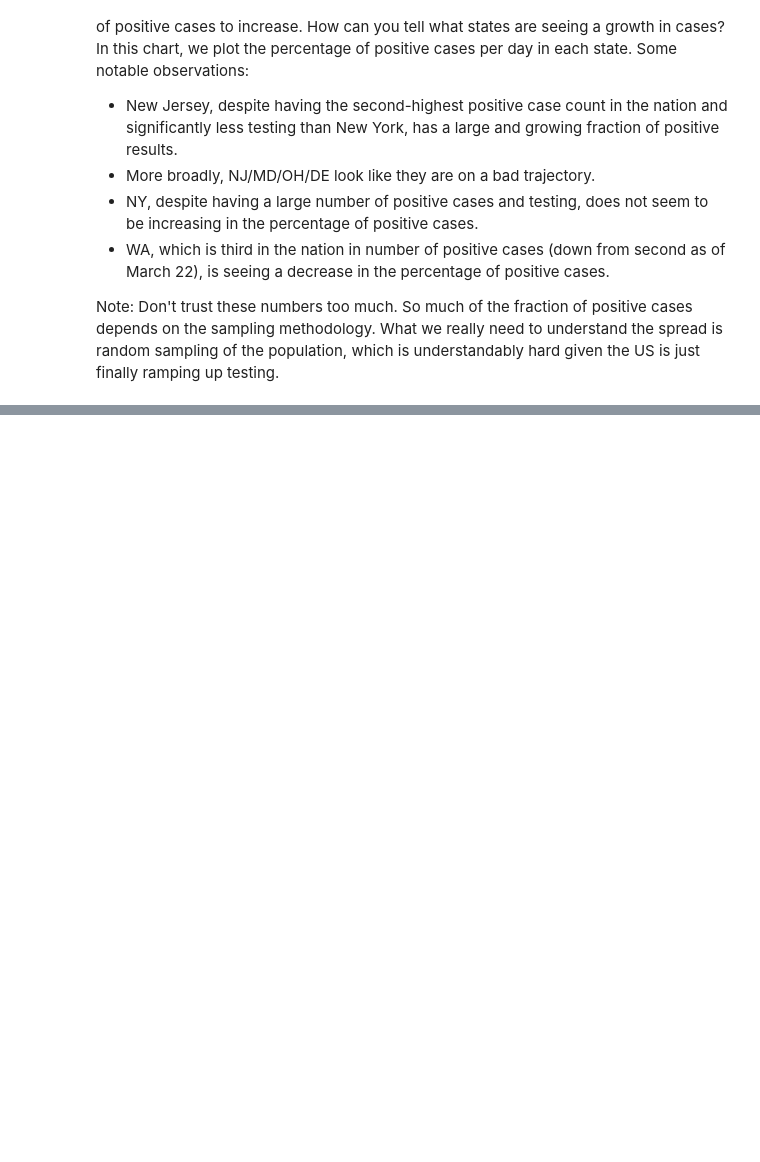
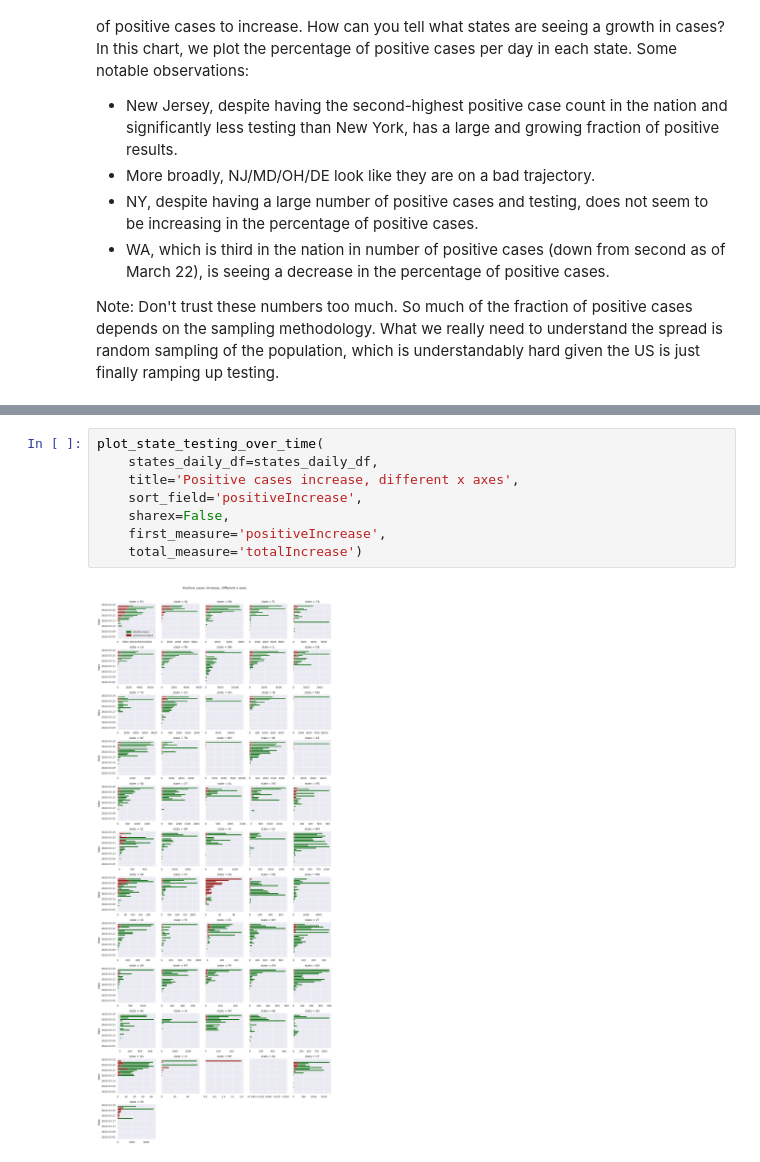
Before and after one commit to marcua/covid-19, a Jupyter notebook: Covid_19_analysis.ipynb, the cells around one changed output, grey strips where cells are left out. Drawn from its saved outputs; the diff is of its cells as text; blank space fills up the shorter version.

```diff
--- a/Covid_19_analysis.ipynb
+++ b/Covid_19_analysis.ipynb
@@ -163,0 +168,10 @@ plot_state_testing_over_time(
+# %%
+plot_state_testing_over_time(
+    states_daily_df=states_daily_df,
+    title='Positive cases increase, different x axes',
+    sort_field='positiveIncrease',
+    sharex=False,
+    first_measure='positiveIncrease',
+    total_measure='totalIncrease')
+# %% [output]
+[figure, added]
```
Also changed, not shown: parts of 6 cells of this notebook.
